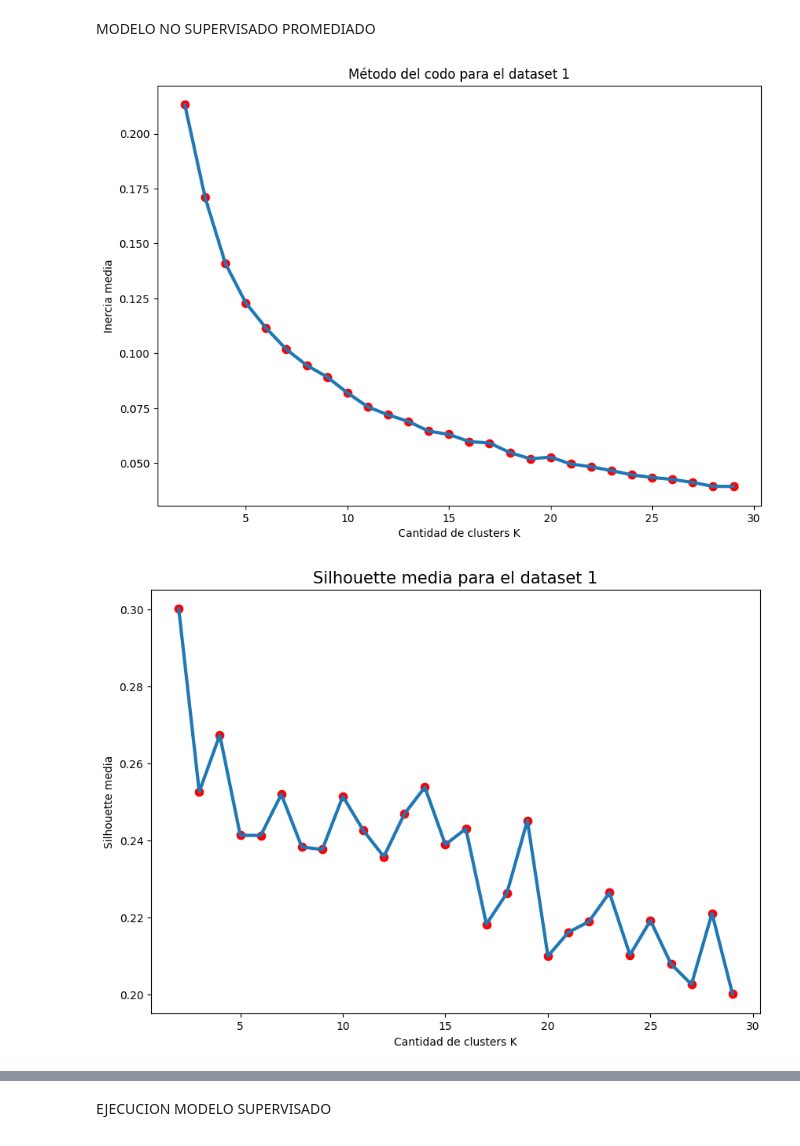
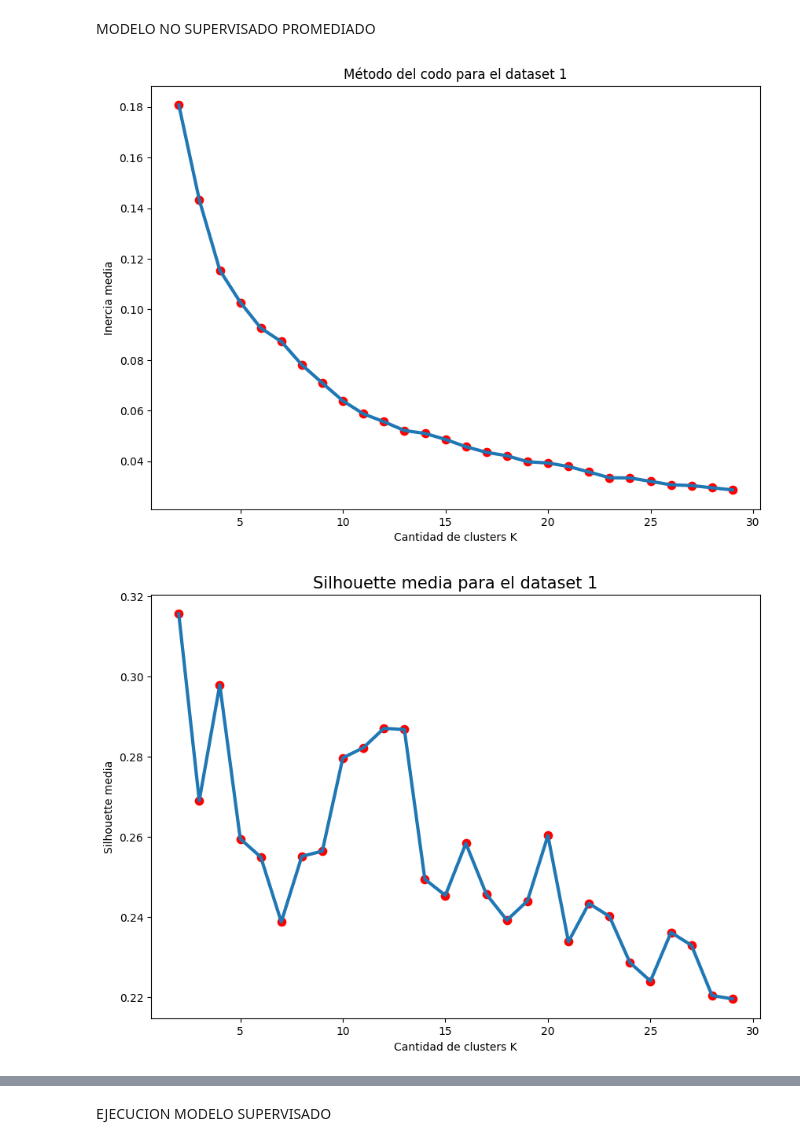
Before and after one commit to CharlyTrejo/DataScience-TeamProject, a Jupyter notebook: ML/ml_final_script.ipynb, the cells around one changed output, grey strips where cells are left out. Cells and saved outputs as stored; diff of their text form; code cells hidden in the pictures.

```diff
--- a/ML/ml_final_script.ipynb
+++ b/ML/ml_final_script.ipynb
@@ -240,28 +247,28 @@ MODELO NO SUPERVISADO PROMEDIADO
 # %%
 #Inicio Ejecucón
 #función cálculo promedio por años y eliminación de columnas
 def calculate_mean_df(df,start,stop):
     start = convert_year_to_ordinal(start)
     stop = convert_year_to_ordinal(stop)
     df_range = df[(df.Fecha_Numerico>=start)&(df.Fecha_Numerico<=stop)]
-    df_range = df_range.groupby('codigo_pais', as_index=False)["PIB","salario_minimo","%empleo_agricultura","%empleo_industria","%empleo_servicio","derechos_humanos","Gini coefficient","migracion_neta"].mean()
+    df_range = df_range.groupby('codigo_pais', as_index=False)["PIB","salario_minimo","%empleo_agricultura","%empleo_servicio","derechos_humanos","Gini coefficient","migracion_neta"].mean()
     return df_range
 
 #Calculo promedio últimos 5 años
 df_migration = df_migration
-dfm_ml_kmeans = calculate_mean_df(df_migration,start ="2014",stop="2019")
+dfm_ml_kmeans = calculate_mean_df(df_migration,start ="2015",stop="2019")
 
 #Ejecución del código y funciones de modelo no supervisado para el dataframe dfm_ml
 elbow_metodo(dfm_ml_kmeans,2,30)
 silhouette_metodo (dfm_ml_kmeans,2,30)
 X = func_scaler_kmeans(dfm_ml_kmeans)
-labels, centroids = func_clusters(X,10)
+labels, centroids = func_clusters(X,13)
 dfm_ml = add_labels(dfm_ml_kmeans,labels)
 df_group = func_groupby(dfm_ml)
-#se crea diccionario para luego añadir al Dtaframe de la regresión lineal
+#se crea diccionario para luego añadir al Dataframe de la regresión lineal
 dict_cluster_country = dict(zip(dfm_ml["codigo_pais"], dfm_ml["labels"]))
 print(dict_cluster_country)
 # %% [output]
-[figure, old version]
+[figure, new version]
-[figure, old version]
+[figure, new version]
 labels  codigo_pais
```
Also changed, not shown: parts of 8 cells of this notebook.
